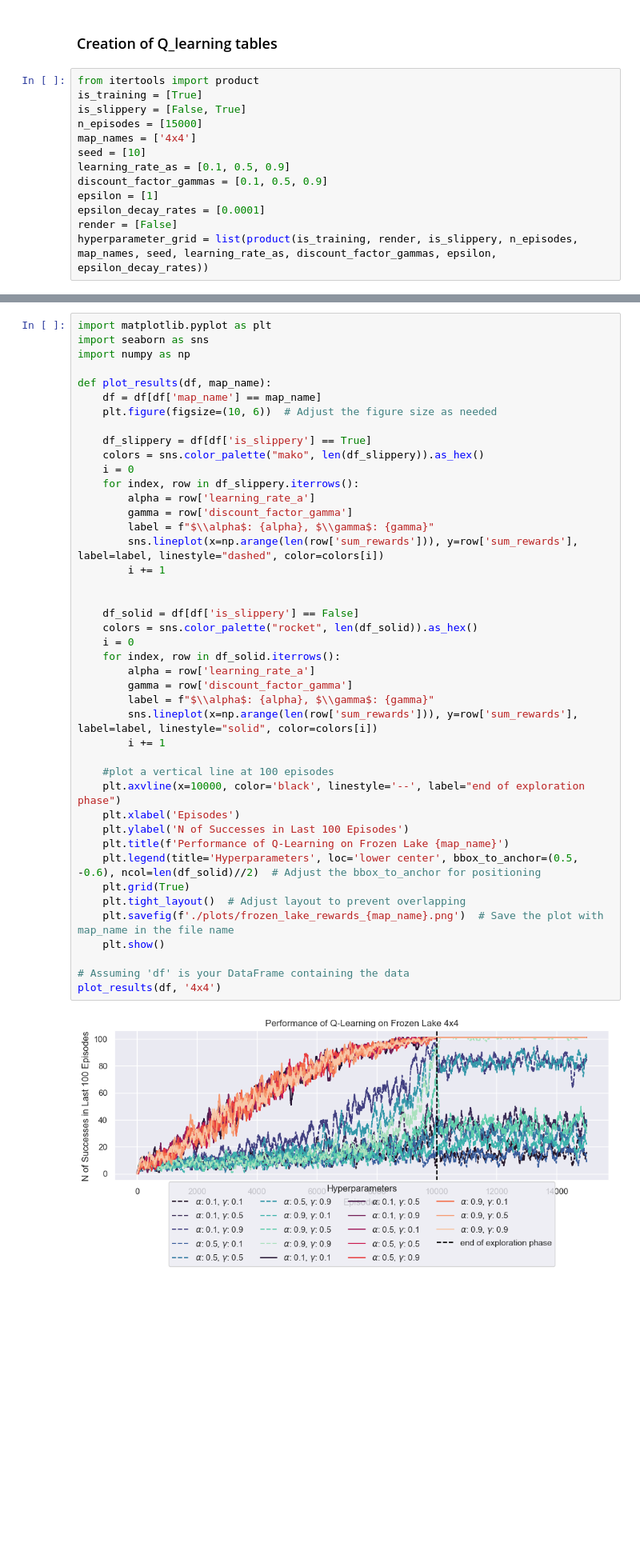
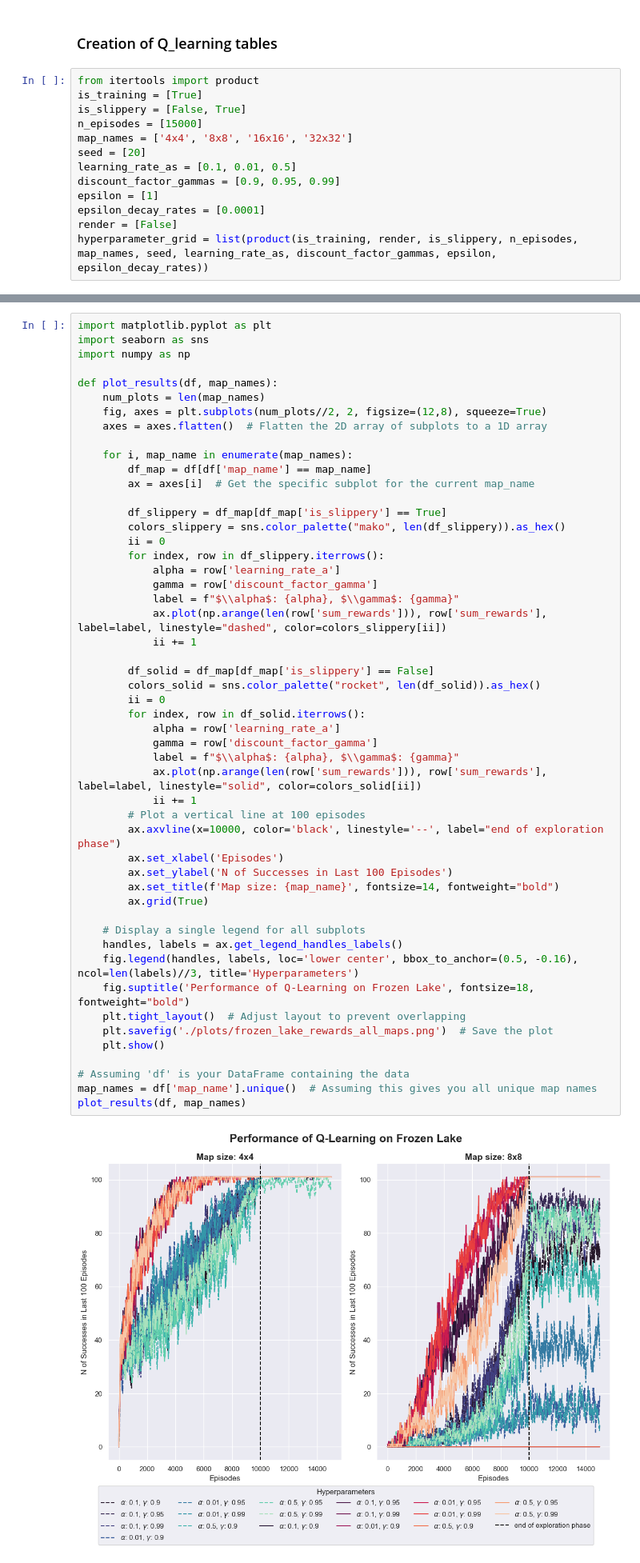
Before and after one commit to rokrajher/UI-seminarska, a Jupyter notebook: Q-learning/main.ipynb, the cells around one changed output, grey strips where cells are left out. Shown at 80% size. Drawn from its saved outputs; the diff is of its cells as text; blank space fills up the shorter version.

```diff
--- a/Q-learning/main.ipynb
+++ b/Q-learning/main.ipynb
@@ -14,10 +14,10 @@ from itertools import product
 is_training = [True]
 is_slippery = [False, True]
 n_episodes = [15000]
-map_names = ['4x4']
-seed = [10]
-learning_rate_as = [0.1, 0.5, 0.9]
-discount_factor_gammas = [0.1, 0.5, 0.9]
+map_names = ['4x4', '8x8', '16x16', '32x32']
+seed = [20]
+learning_rate_as = [0.1, 0.01, 0.5]
+discount_factor_gammas = [0.9, 0.95, 0.99]
 epsilon = [1]
 epsilon_decay_rates = [0.0001]
 render = [False]
@@ -74,45 +72,53 @@ display(df.head())
 # %%
 import matplotlib.pyplot as plt
 import seaborn as sns
 import numpy as np
 
-def plot_results(df, map_name):
-    df = df[df['map_name'] == map_name]
-    plt.figure(figsize=(10, 6))  # Adjust the figure size as needed
+def plot_results(df, map_names):
+    num_plots = len(map_names)
+    fig, axes = plt.subplots(num_plots//2, 2, figsize=(12,8), squeeze=True)
+    axes = axes.flatten()  # Flatten the 2D array of subplots to a 1D array
 
-    df_slippery = df[df['is_slippery'] == True]
-    colors = sns.color_palette("mako", len(df_slippery)).as_hex()
-    i = 0
-    for index, row in df_slippery.iterrows():
-        alpha = row['learning_rate_a']
-        gamma = row['discount_factor_gamma']
-        label = f"$\\alpha$: {alpha}, $\\gamma$: {gamma}"
-        sns.lineplot(x=np.arange(len(row['sum_rewards'])), y=row['sum_rewards'], label=label, linestyle="dashed", color=colors[i])
-        i += 1
+    for i, map_name in enumerate(map_names):
+        df_map = df[df['map_name'] == map_name]
+        ax = axes[i]  # Get the specific subplot for the current map_name
 
+        df_slippery = df_map[df_map['is_slippery'] == True]
+        colors_slippery = sns.color_palette("mako", len(df_slippery)).as_hex()
+        ii = 0
+        for index, row in df_slippery.iterrows():
+            alpha = row['learning_rate_a']
+            gamma = row['discount_factor_gamma']
+            label = f"$\\alpha$: {alpha}, $\\gamma$: {gamma}"
+            ax.plot(np.arange(len(row['sum_rewards'])), row['sum_rewards'], label=label, linestyle="dashed", color=colors_slippery[ii])
+            ii += 1
 
-    df_solid = df[df['is_slippery'] == False]
-    colors = sns.color_palette("rocket", len(df_solid)).as_hex()
-    i = 0
-    for index, row in df_solid.iterrows():
-        alpha = row['learning_rate_a']
-        gamma = row['discount_factor_gamma']
-        label = f"$\\alpha$: {alpha}, $\\gamma$: {gamma}"
-        sns.lineplot(x=np.arange(len(row['sum_rewards'])), y=row['sum_rewards'], label=label, linestyle="solid", color=colors[i])
-        i += 1
+        df_solid = df_map[df_map['is_slippery'] == False]
+        colors_solid = sns.color_palette("rocket", len(df_solid)).as_hex()
+        ii = 0
+        for index, row in df_solid.iterrows():
+            alpha = row['learning_rate_a']
+            gamma = row['discount_factor_gamma']
+            label = f"$\\alpha$: {alpha}, $\\gamma$: {gamma}"
+            ax.plot(np.arange(len(row['sum_rewards'])), row['sum_rewards'], label=label, linestyle="solid", color=colors_solid[ii])
+            ii += 1
+        # Plot a vertical line at 100 episodes
+        ax.axvline(x=10000, color='black', linestyle='--', label="end of exploration phase")
+        ax.set_xlabel('Episodes')
+        ax.set_ylabel('N of Successes in Last 100 Episodes')
+        ax.set_title(f'Map size: {map_name}', fontsize=14, fontweight="bold")
+        ax.grid(True)
 
-    #plot a vertical line at 100 episodes
-    plt.axvline(x=10000, color='black', linestyle='--', label="end of exploration phase")
-    plt.xlabel('Episodes')
-    plt.ylabel('N of Successes in Last 100 Episodes')
-    plt.title(f'Performance of Q-Learning on Frozen Lake {map_name}')
-    plt.legend(title='Hyperparameters', loc='lower center', bbox_to_anchor=(0.5, -0.6), ncol=len(df_solid)//2)  # Adjust the bbox_to_anchor for positioning
-    plt.grid(True)
+    # Display a single legend for all subplots
+    handles, labels = ax.get_legend_handles_labels()
+    fig.legend(handles, labels, loc='lower center', bbox_to_anchor=(0.5, -0.16), ncol=len(labels)//3, title='Hyperparameters')
+    fig.suptitle('Performance of Q-Learning on Frozen Lake', fontsize=18, fontweight="bold")
     plt.tight_layout()  # Adjust layout to prevent overlapping
-    plt.savefig(f'./plots/frozen_lake_rewards_{map_name}.png')  # Save the plot with map_name in the file name
+    plt.savefig('./plots/frozen_lake_rewards_all_maps.png')  # Save the plot
     plt.show()
 
 # Assuming 'df' is your DataFrame containing the data
-plot_results(df, '4x4')
+map_names = df['map_name'].unique()  # Assuming this gives you all unique map names
+plot_results(df, map_names)
 # %% [output]
-[figure, old version]
+[figure, new version]
```
Also changed, not shown: parts of 2 cells of this notebook, 19 other files.
